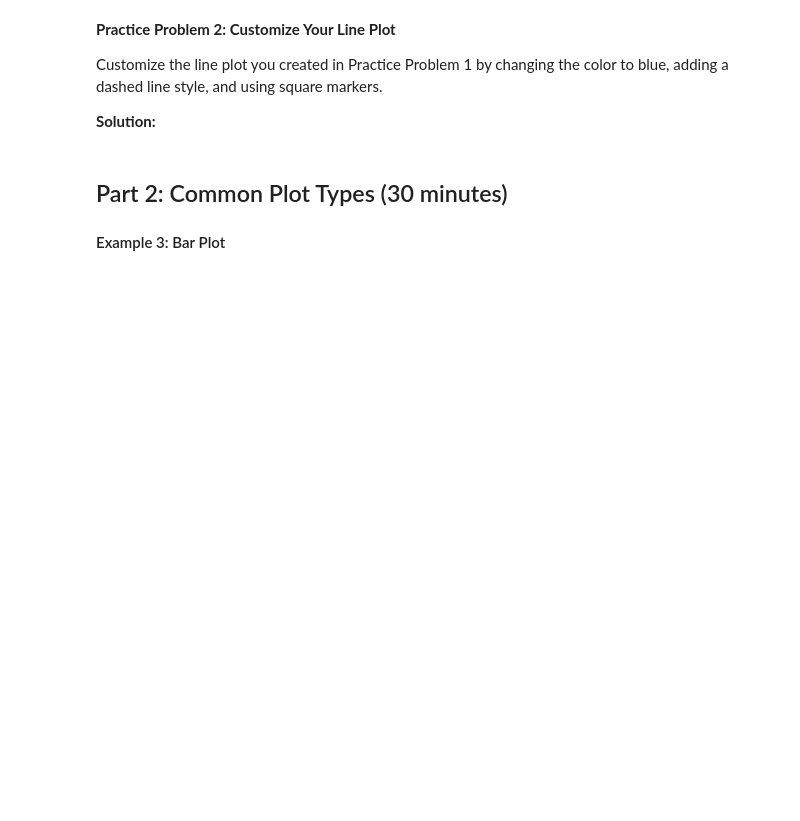
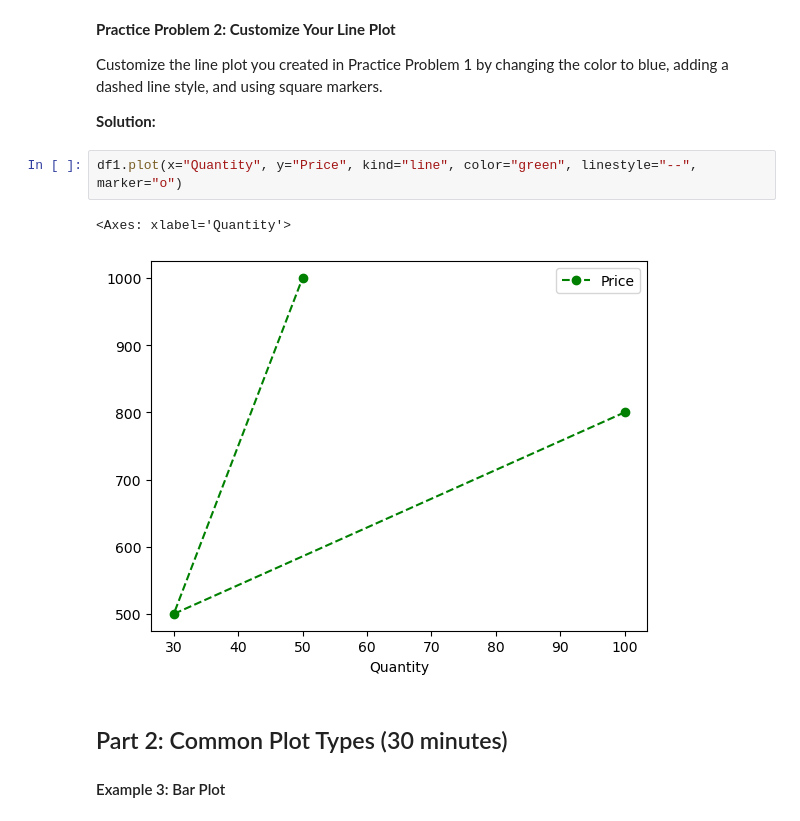
Before and after one commit to idontwantausername94/CFR-2025, a Jupyter notebook: Python/Session 10 - Plotting and Visualization of DataFrames.ipynb, the cells around one changed output. Drawn from its saved outputs; the diff is of its cells as text; blank space fills up the shorter version.

```diff
--- a/Python/Session 10 - Plotting and Visualization of DataFrames.ipynb
+++ b/Python/Session 10 - Plotting and Visualization of DataFrames.ipynb
@@ -47,6 +101,11 @@ You can customize your plots by changing colors, adding markers, and more.
 Customize the line plot you created in Practice Problem 1 by changing the color to blue, adding a dashed line style, and using square markers.
 
 **Solution:**
+# %%
+df1.plot(x="Quantity", y="Price", kind="line", color="green", linestyle="--", marker="o")
+# %% [output]
+<Axes: xlabel='Quantity'>
+[figure, added]
 # %% [markdown]
 ## Part 2: Common Plot Types (30 minutes)
 
```
Also changed, not shown: parts of 11 cells of this notebook, 2 other files.
